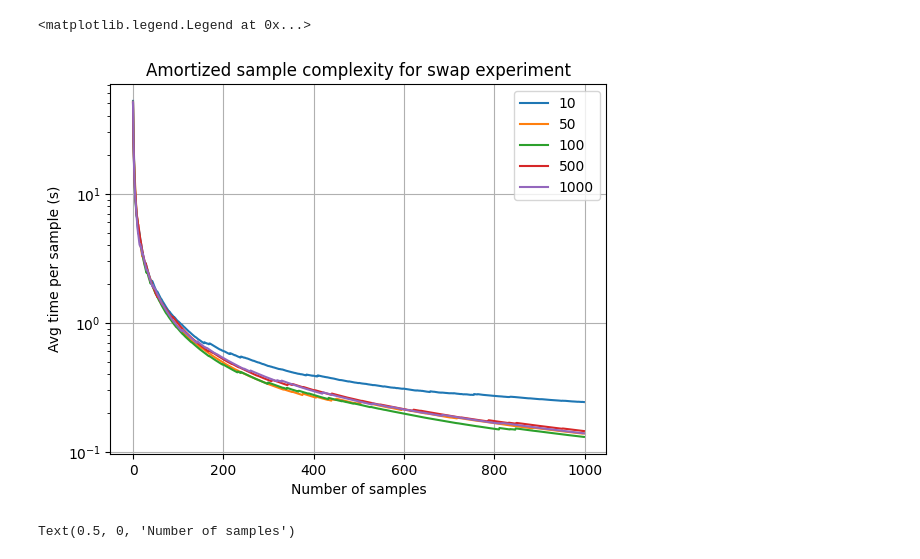
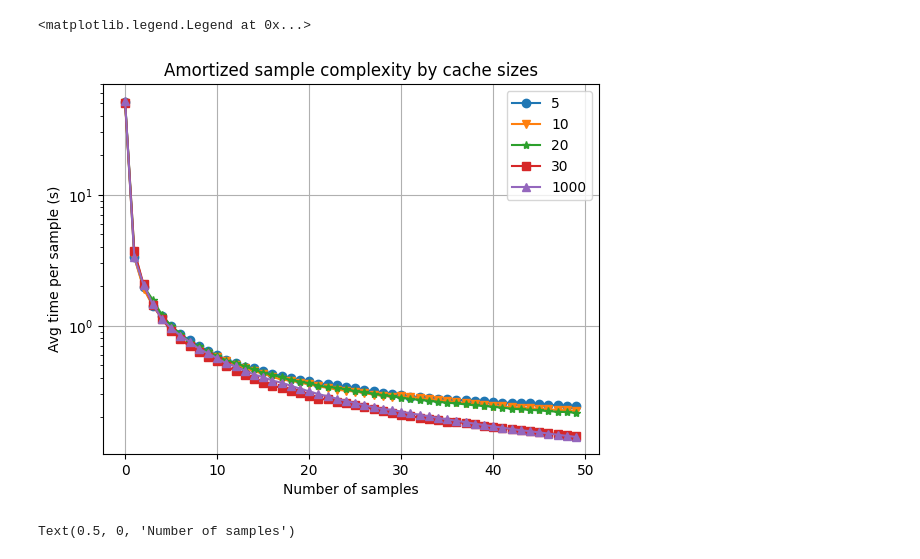
Before and after one commit to anshsingal/Trajectree, a Jupyter notebook: examples/amortized_time_complexity.ipynb, the cells around one changed output. Drawn from its saved outputs; the diff is of its cells as text; code cells hidden in the pictures.

```diff
--- a/examples/amortized_time_complexity.ipynb
+++ b/examples/amortized_time_complexity.ipynb
@@ -86,25 +125,36 @@ iter: 5
 # %%
 amortized_sample_complexity_10 = np.load("amortized_sample_complexity_10.npy").astype(np.float64)
 amortized_sample_complexity_50 = np.load("amortized_sample_complexity_50.npy").astype(np.float64)
 amortized_sample_complexity_100 = np.load("amortized_sample_complexity_100.npy").astype(np.float64)
 amortized_sample_complexity_500 = np.load("amortized_sample_complexity_500.npy").astype(np.float64)
 amortized_sample_complexity_1000 = np.load("amortized_sample_complexity_1000.npy").astype(np.float64)
+amortized_sample_complexity_5 = np.load("amortized_sample_complexity_5.npy").astype(np.float64)
+amortized_sample_complexity_20 = np.load("amortized_sample_complexity_20.npy").astype(np.float64)
+amortized_sample_complexity_30 = np.load("amortized_sample_complexity_30.npy").astype(np.float64)
+amortized_sample_complexity_40 = np.load("amortized_sample_complexity_40.npy").astype(np.float64)
 
-plt.plot(amortized_sample_complexity_10, label = "10")
-plt.plot(amortized_sample_complexity_50, label = "50")
-plt.plot(amortized_sample_complexity_100, label = "100")
-plt.plot(amortized_sample_complexity_500, label = "500")
-plt.plot(amortized_sample_complexity_1000, label = "1000")
+linewidth = 5
+step = 20
+
+plt.plot(amortized_sample_complexity_5[::step], marker = 'o',  label = "5")
+plt.plot(amortized_sample_complexity_10[::step], marker = 'v',  label = "10")
+plt.plot(amortized_sample_complexity_20[::step], marker = '*',  label = "20")
+plt.plot(amortized_sample_complexity_30[::step], marker = 's',  label = "30")
+# plt.plot(amortized_sample_complexity_40[::step], marker = 'x',  label = "40")
+# plt.plot(amortized_sample_complexity_50[::step], marker = 'D',  label = "50")
+# plt.plot(amortized_sample_complexity_100[::step], marker = '.',  label = "100")
+# plt.plot(amortized_sample_complexity_500[::step], marker = '<',  label = "500")
+plt.plot(amortized_sample_complexity_1000[::step], marker = '^',  label = "1000")
 
 plt.grid()
 plt.yscale('log')
-plt.title("Amortized sample complexity for swap experiment")
+plt.title("Amortized sample complexity by cache sizes")
 plt.ylabel("Avg time per sample (s)")
 plt.xlabel("Number of samples")
 plt.legend()
 # %% [output]
 <matplotlib.legend.Legend at 0x...>
-[figure, old version]
+[figure, new version]
 # %%
 times = run_experiment()
 # %%
```
Also changed, not shown: parts of 6 cells of this notebook, 21 other files.
